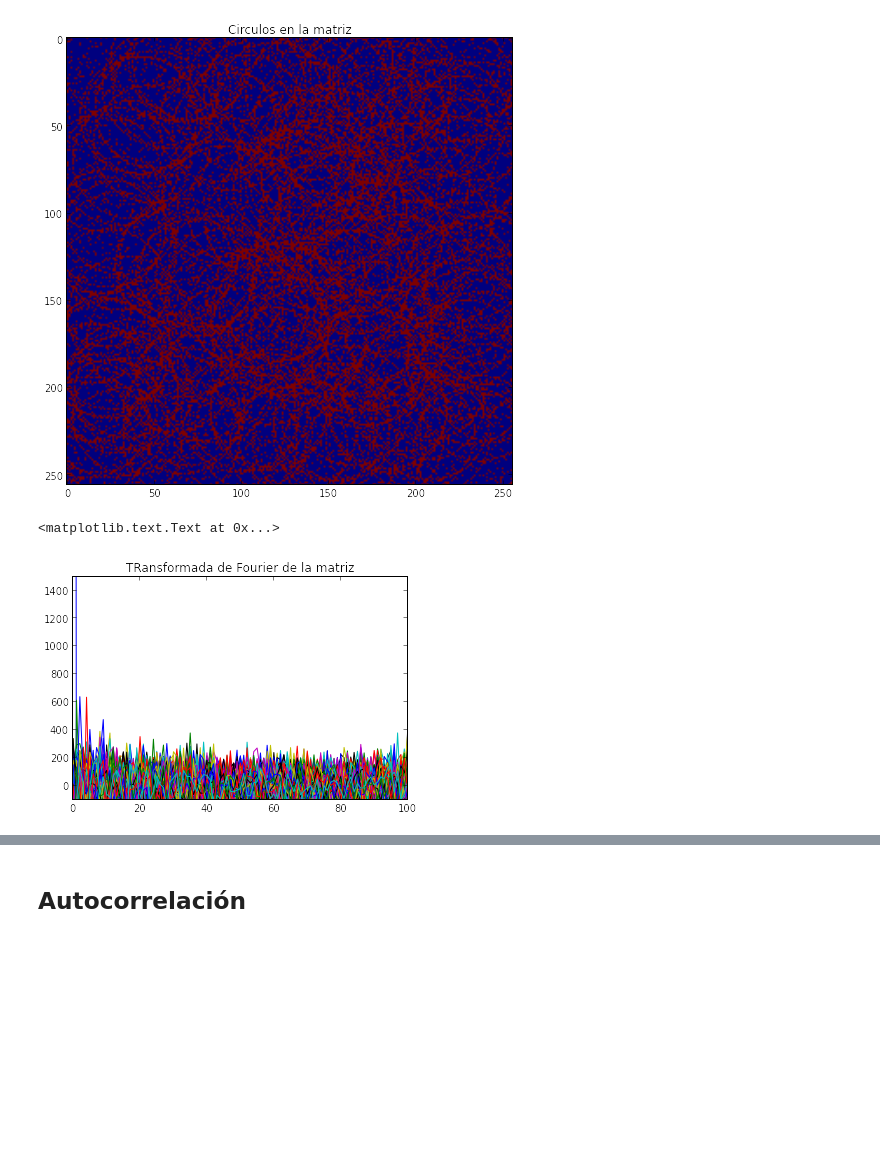
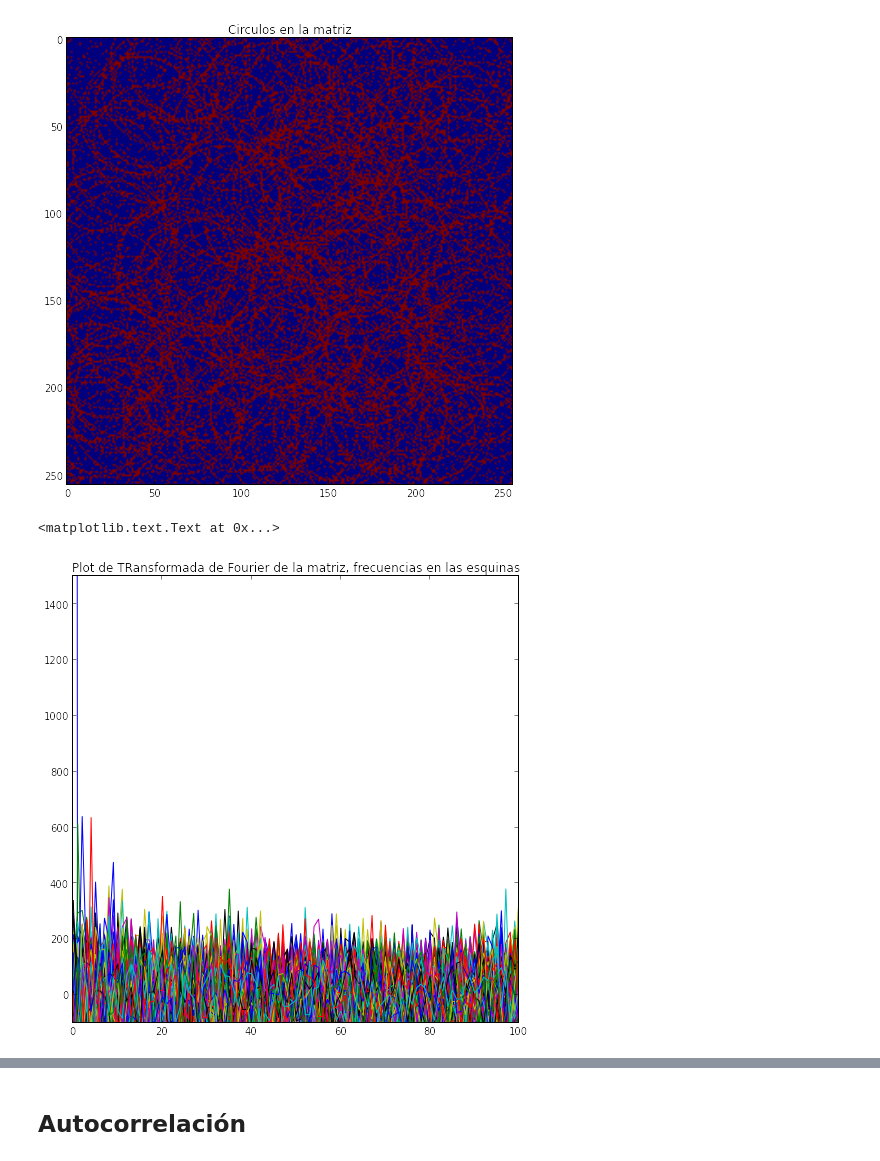
Before and after one commit to LinaPerez/PerezAngel_GarzonAlvarado_hw5, a Jupyter notebook: Diametro_circulos.ipynb, the cells around one changed output, grey strips where cells are left out. Saved outputs shown, nothing was run; the diff lists cells and outputs as text; code cells hidden in the pictures; blank space fills up the shorter version.

```diff
--- a/Diametro_circulos.ipynb
+++ b/Diametro_circulos.ipynb
@@ -43,17 +45,15 @@ espaciador= np.absolute(max(x)-min(x))/pix
 
 #definimos el minimo valor de x
 limiteX1=min(x)
-
 for i in range(pix):
     x1=limiteX1
     x2=limiteX1+(espaciador)
     limiteY1=min(y) #definimos el minimo valor de y
-
     for j in range(pix):
         y1=limiteY1+(espaciador*(j))
         y2=limiteY1+(espaciador)
-        inds = where((x>=x1) & (x<x2) & (y>=limiteY1) & (y<y2)) # usamos where para crear la condición para llenar la matriz
-        if(len(inds[0]) != 0):
+        cond = where((x>=x1) & (x<x2) & (y>=limiteY1) & (y<y2)) # usamos where para crear la condición para llenar la matriz
+        if(len(cond[0]) != 0):
             matrixx[(i,j)] = 1.0 # la volvemos binaria
         limiteY1 += espaciador
     limiteX1 += espaciador
@@ -72,10 +72,11 @@ plt.title("Circulos en la matriz")
 [figure]
 # %%
 fft_matrixx = fft2(matrixx)
+fig=figure(figsize=(8,8))
 plt.plot(fft_matrixx)
 xlim([-0.1, 100])
 ylim([-100, 1500])
-plt.title("TRansformada de Fourier de la matriz")
+plt.title("Plot de TRansformada de Fourier de la matriz, frecuencias en las esquinas")
 # %% [output]
 <matplotlib.text.Text at 0x...>
-[figure, old version]
+[figure, new version]
```
Also changed, not shown: parts of 10 cells of this notebook.
